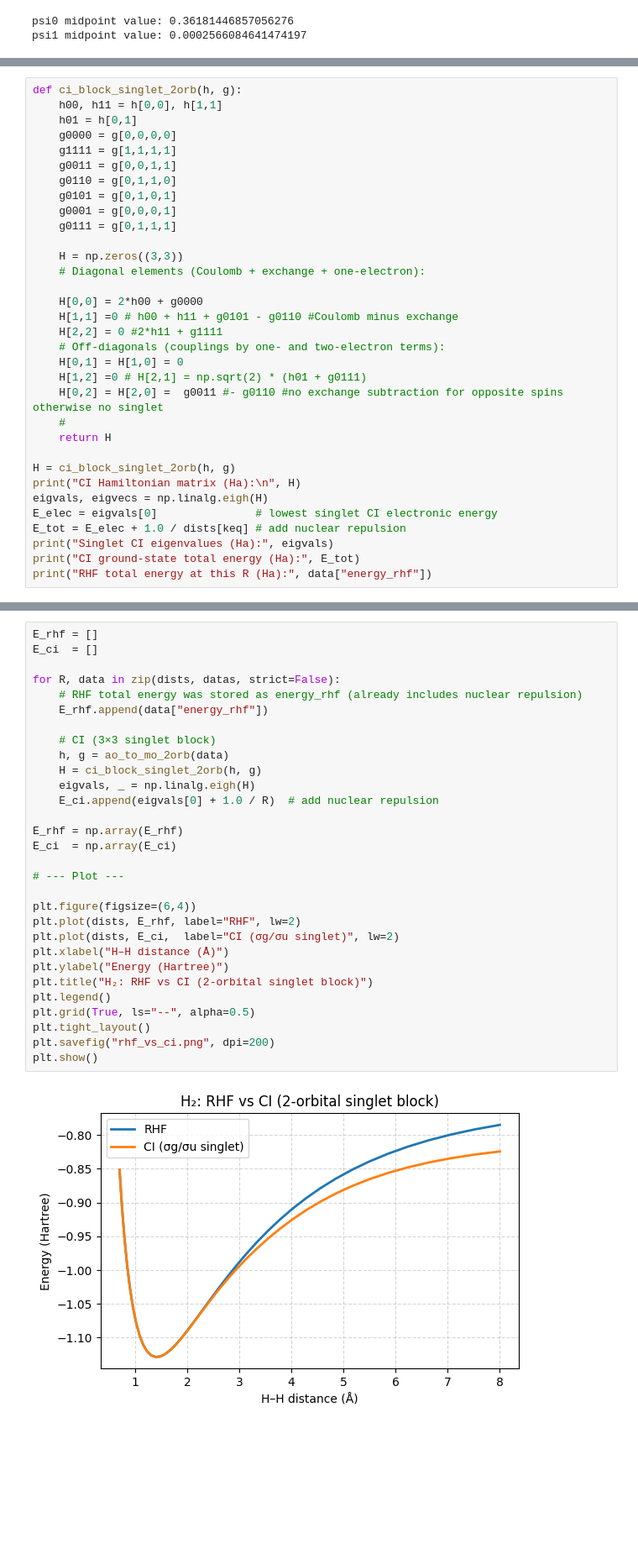
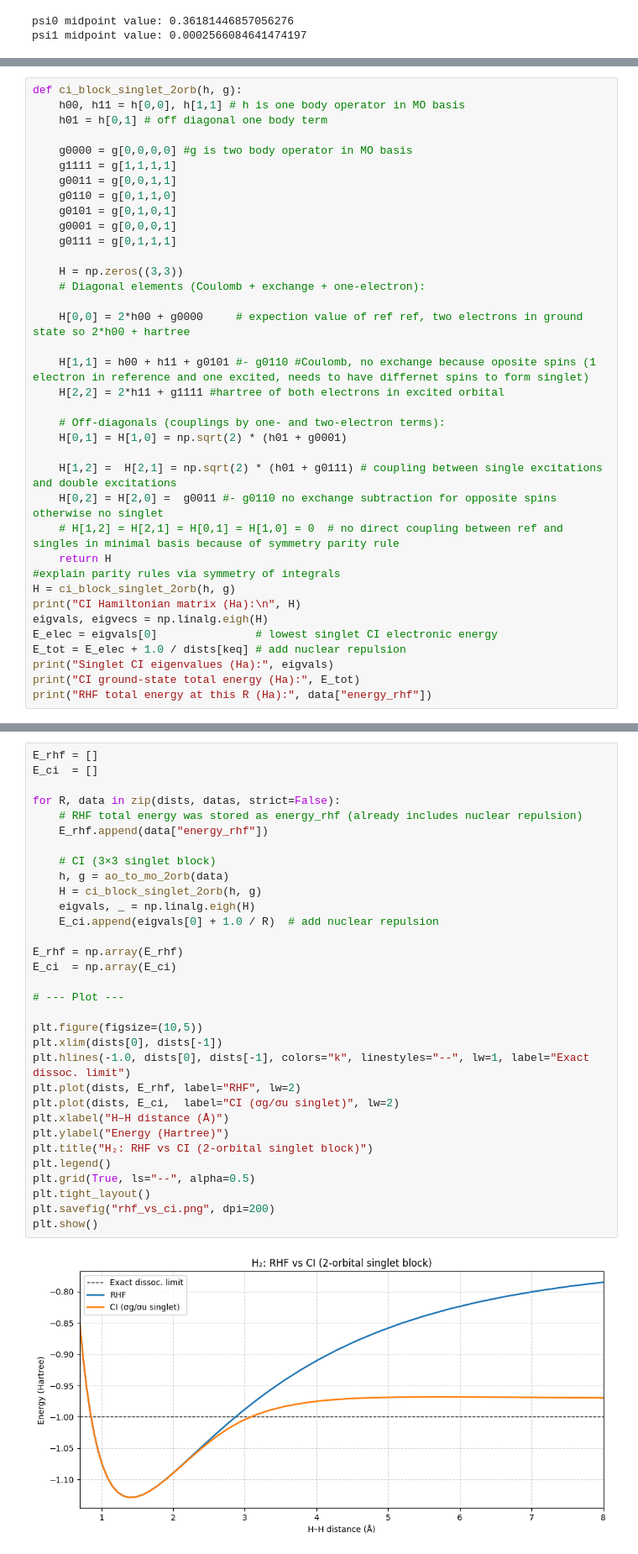
Before and after one commit to gvansan/Computational-Physics-Project-Exam-2026, a Jupyter notebook: Configuration_interaction_hydrogen.ipynb, the cells around one changed output, grey strips where cells are left out. Shown at 84% size. Cells and saved outputs as stored; diff of their text form; blank space fills up the shorter version.

```diff
--- a/Configuration_interaction_hydrogen.ipynb
+++ b/Configuration_interaction_hydrogen.ipynb
@@ -266,9 +208,10 @@ def ao_to_mo_2orb(data):
 h, g = ao_to_mo_2orb(data)
 # %%
 def ci_block_singlet_2orb(h, g):
-    h00, h11 = h[0,0], h[1,1]
-    h01 = h[0,1]
-    g0000 = g[0,0,0,0]
+    h00, h11 = h[0,0], h[1,1] # h is one body operator in MO basis
+    h01 = h[0,1] # off diagonal one body term
+
+    g0000 = g[0,0,0,0] #g is two body operator in MO basis
     g1111 = g[1,1,1,1]
     g0011 = g[0,0,1,1]
     g0110 = g[0,1,1,0]
@@ -279,16 +222,19 @@ def ci_block_singlet_2orb(h, g):
     H = np.zeros((3,3))
     # Diagonal elements (Coulomb + exchange + one-electron):
 
-    H[0,0] = 2*h00 + g0000
-    H[1,1] =0 # h00 + h11 + g0101 - g0110 #Coulomb minus exchange
-    H[2,2] = 0 #2*h11 + g1111
+    H[0,0] = 2*h00 + g0000     # expection value of ref ref, two electrons in ground state so 2*h00 + hartree
+
+    H[1,1] = h00 + h11 + g0101 #- g0110 #Coulomb, no exchange because oposite spins (1 electron in reference and one excited, needs to have differnet spins to form singlet)
+    H[2,2] = 2*h11 + g1111 #hartree of both electrons in excited orbital
+
     # Off-diagonals (couplings by one- and two-electron terms):
-    H[0,1] = H[1,0] = 0
-    H[1,2] =0 # H[2,1] = np.sqrt(2) * (h01 + g0111)
-    H[0,2] = H[2,0] =  g0011 #- g0110 #no exchange subtraction for opposite spins otherwise no singlet
-    #
+    H[0,1] = H[1,0] = np.sqrt(2) * (h01 + g0001)
+
+    H[1,2] =  H[2,1] = np.sqrt(2) * (h01 + g0111) # coupling between single excitations and double excitations
+    H[0,2] = H[2,0] =  g0011 #- g0110 no exchange subtraction for opposite spins otherwise no singlet
+    # H[1,2] = H[2,1] = H[0,1] = H[1,0] = 0  # no direct coupling between ref and singles in minimal basis because of symmetry parity rule
     return H
-
+#explain parity rules via symmetry of integrals
 H = ci_block_singlet_2orb(h, g)
 print("CI Hamiltonian matrix (Ha):\n", H)
 eigvals, eigvecs = np.linalg.eigh(H)
@@ -308,32 +254,34 @@ RHF total energy at this R (Ha): -0.7848646108994394
 # %%
 E_rhf = []
 E_ci  = []
 
 for R, data in zip(dists, datas, strict=False):
     # RHF total energy was stored as energy_rhf (already includes nuclear repulsion)
     E_rhf.append(data["energy_rhf"])
 
     # CI (3×3 singlet block)
     h, g = ao_to_mo_2orb(data)
     H = ci_block_singlet_2orb(h, g)
     eigvals, _ = np.linalg.eigh(H)
     E_ci.append(eigvals[0] + 1.0 / R)  # add nuclear repulsion
 
 E_rhf = np.array(E_rhf)
 E_ci  = np.array(E_ci)
 
 # --- Plot ---
 
-plt.figure(figsize=(6,4))
+plt.figure(figsize=(10,5))
+plt.xlim(dists[0], dists[-1])
+plt.hlines(-1.0, dists[0], dists[-1], colors="k", linestyles="--", lw=1, label="Exact dissoc. limit")
 plt.plot(dists, E_rhf, label="RHF", lw=2)
 plt.plot(dists, E_ci,  label="CI (σg/σu singlet)", lw=2)
 plt.xlabel("H–H distance (Å)")
 plt.ylabel("Energy (Hartree)")
 plt.title("H₂: RHF vs CI (2-orbital singlet block)")
 plt.legend()
 plt.grid(True, ls="--", alpha=0.5)
 plt.tight_layout()
 plt.savefig("rhf_vs_ci.png", dpi=200)
 plt.show()
 # %% [output]
-[figure, old version]
+[figure, new version]
```
Also changed, not shown: parts of 8 cells of this notebook.
